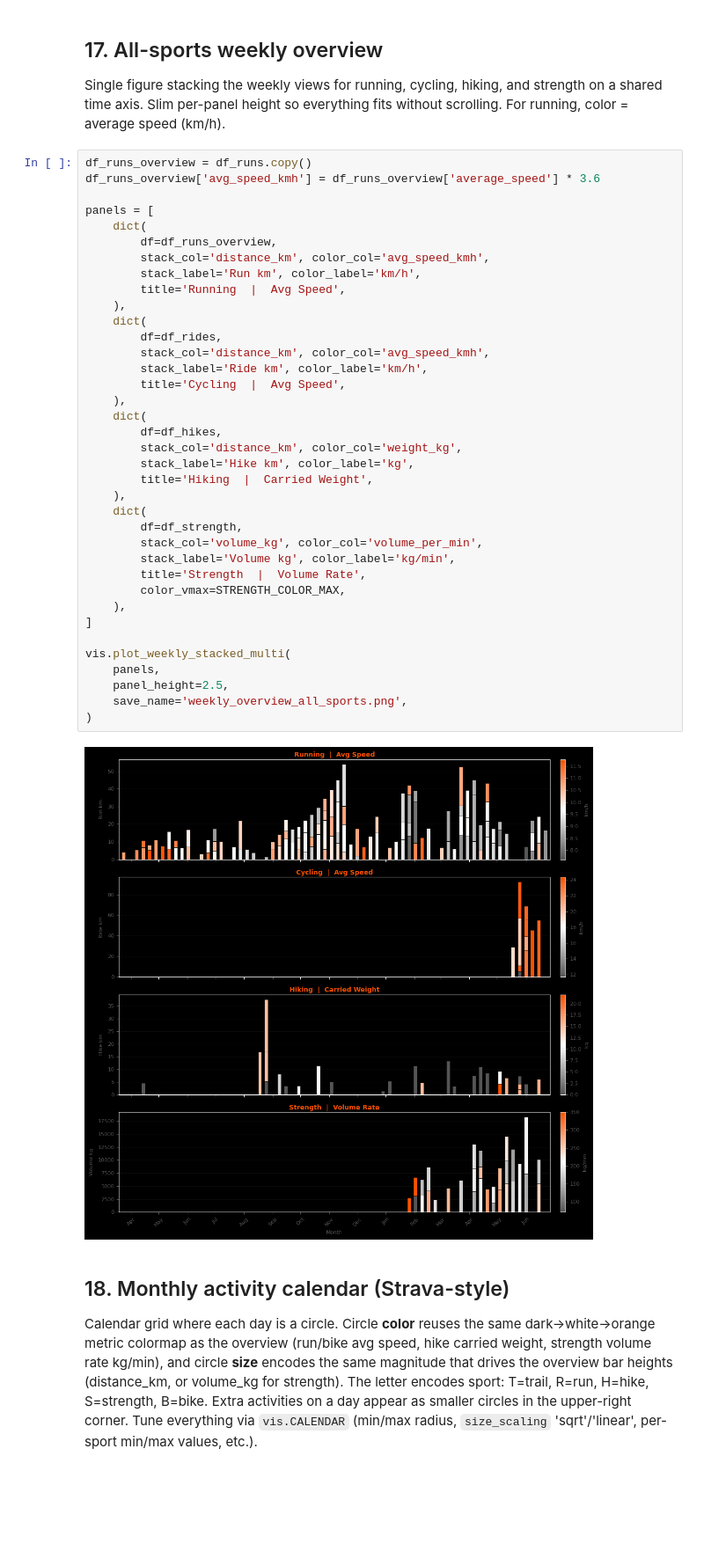
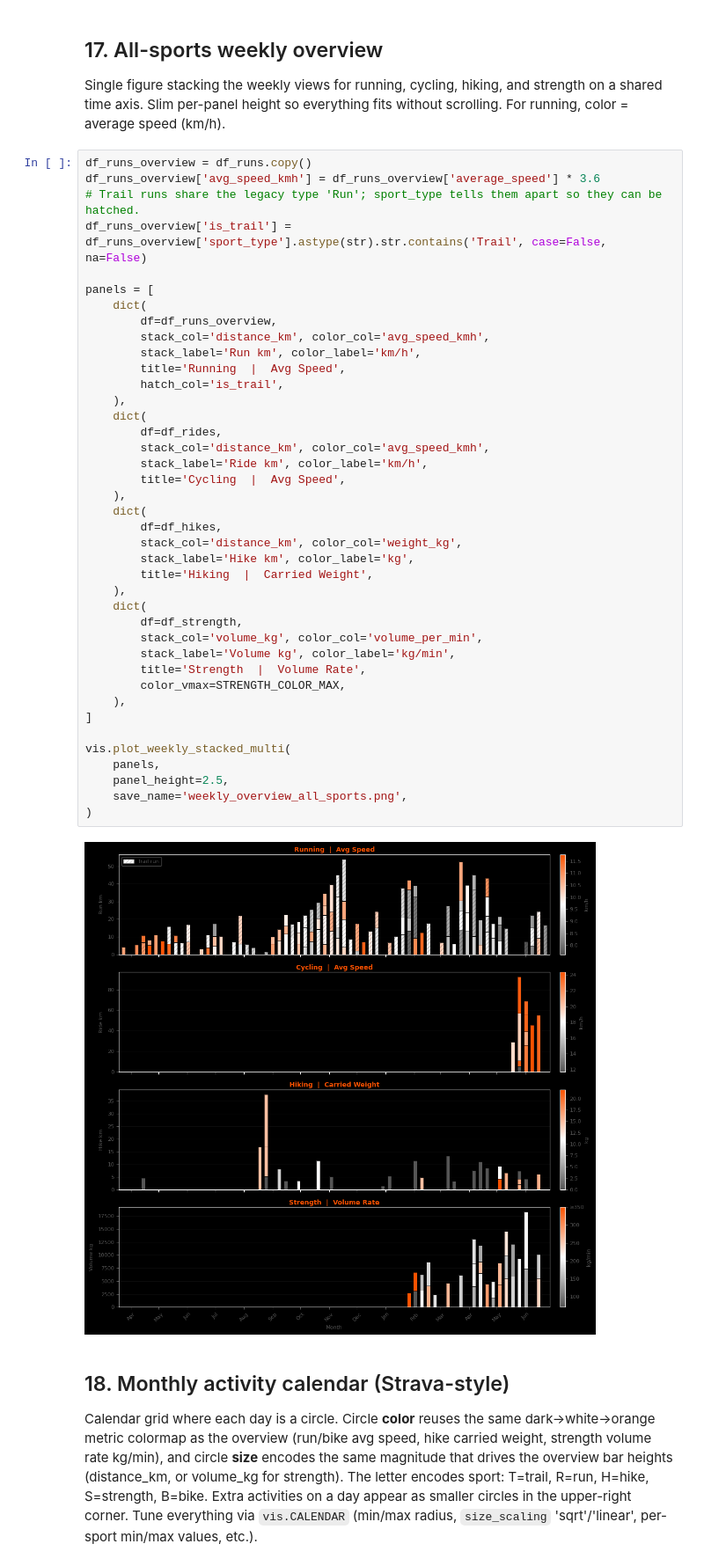
Before and after one commit to JoeySpronck/strava_data, a Jupyter notebook: playground.ipynb, the cells around one changed output. Shown at 88% size. Saved outputs shown, nothing was run; the diff lists cells and outputs as text; blank space fills up the shorter version.

Commit message:
Hashed look for bars from trail runs

```diff
--- a/playground.ipynb
+++ b/playground.ipynb
@@ -428,6 +428,8 @@ Slim per-panel height so everything fits without scrolling. For running, color =
 # %%
 df_runs_overview = df_runs.copy()
 df_runs_overview['avg_speed_kmh'] = df_runs_overview['average_speed'] * 3.6
+# Trail runs share the legacy type 'Run'; sport_type tells them apart so they can be hatched.
+df_runs_overview['is_trail'] = df_runs_overview['sport_type'].astype(str).str.contains('Trail', case=False, na=False)
 
 panels = [
     dict(
@@ -435,35 +437,36 @@ panels = [
         stack_col='distance_km', color_col='avg_speed_kmh',
         stack_label='Run km', color_label='km/h',
         title='Running  |  Avg Speed',
+        hatch_col='is_trail',
     ),
     dict(
         df=df_rides,
         stack_col='distance_km', color_col='avg_speed_kmh',
         stack_label='Ride km', color_label='km/h',
         title='Cycling  |  Avg Speed',
     ),
     dict(
         df=df_hikes,
         stack_col='distance_km', color_col='weight_kg',
         stack_label='Hike km', color_label='kg',
         title='Hiking  |  Carried Weight',
     ),
     dict(
         df=df_strength,
         stack_col='volume_kg', color_col='volume_per_min',
         stack_label='Volume kg', color_label='kg/min',
         title='Strength  |  Volume Rate',
         color_vmax=STRENGTH_COLOR_MAX,
     ),
 ]
 
 vis.plot_weekly_stacked_multi(
     panels,
     panel_height=2.5,
     save_name='weekly_overview_all_sports.png',
 )
 # %% [output]
-[figure, old version]
+[figure, new version]
 # %% [markdown]
 ## 18. Monthly activity calendar (Strava-style)
 Calendar grid where each day is a circle. Circle **color** reuses the same dark→white→orange metric colormap as the overview (run/bike avg speed, hike carried weight, strength volume rate kg/min), and circle **size** encodes the same magnitude that drives the overview bar heights (distance_km, or volume_kg for strength). The letter encodes sport: T=trail, R=run, H=hike, S=strength, B=bike. Extra activities on a day appear as smaller circles in the upper-right corner. Tune everything via `vis.CALENDAR` (min/max radius, `size_scaling` 'sqrt'/'linear', per-sport min/max values, etc.).
```
Also changed, not shown: parts of 4 cells of this notebook, 34 other files.
